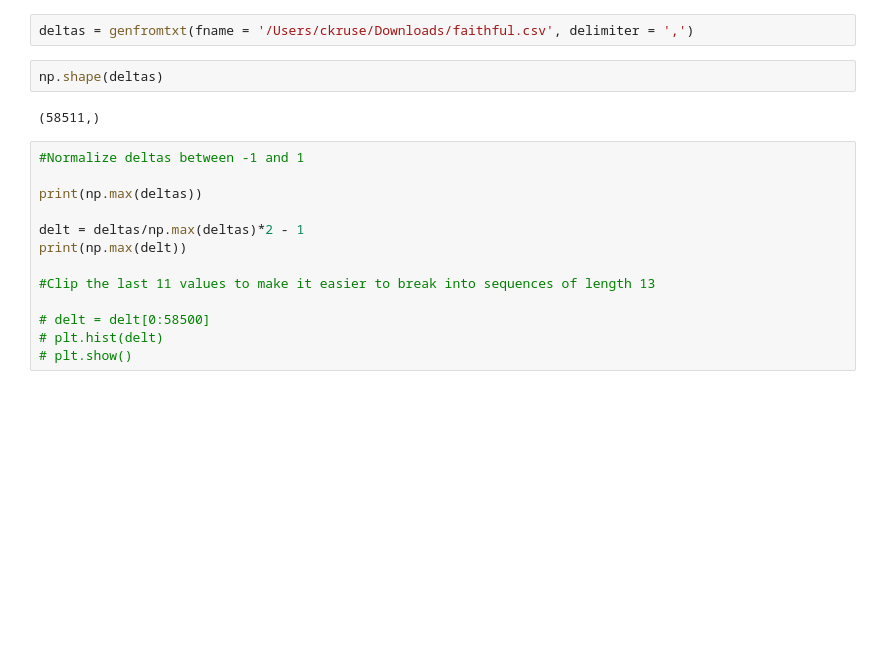
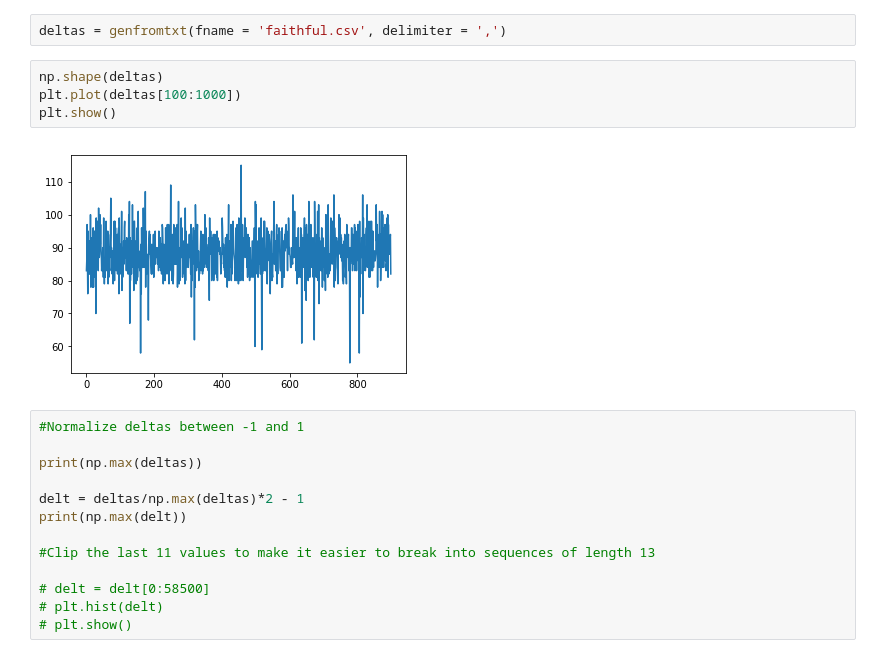
Before and after one commit to clkruse/OldFaithful, a Jupyter notebook: oldFaithful.ipynb, the cells around one changed output. Saved outputs shown, nothing was run; the diff lists cells and outputs as text; blank space fills up the shorter version.

```diff
--- a/oldFaithful.ipynb
+++ b/oldFaithful.ipynb
@@ -15,9 +17,11 @@ from numpy import genfromtxt
 # %%
-deltas = genfromtxt(fname = '/Users/ckruse/Downloads/faithful.csv', delimiter = ',')
+deltas = genfromtxt(fname = 'faithful.csv', delimiter = ',')
 # %%
 np.shape(deltas)
+plt.plot(deltas[100:1000])
+plt.show()
 # %% [output]
-(58511,)
+[figure, added]
 # %%
 #Normalize deltas between -1 and 1
 
```
Also changed, not shown: parts of 1 cell of this notebook, 11 other files.
